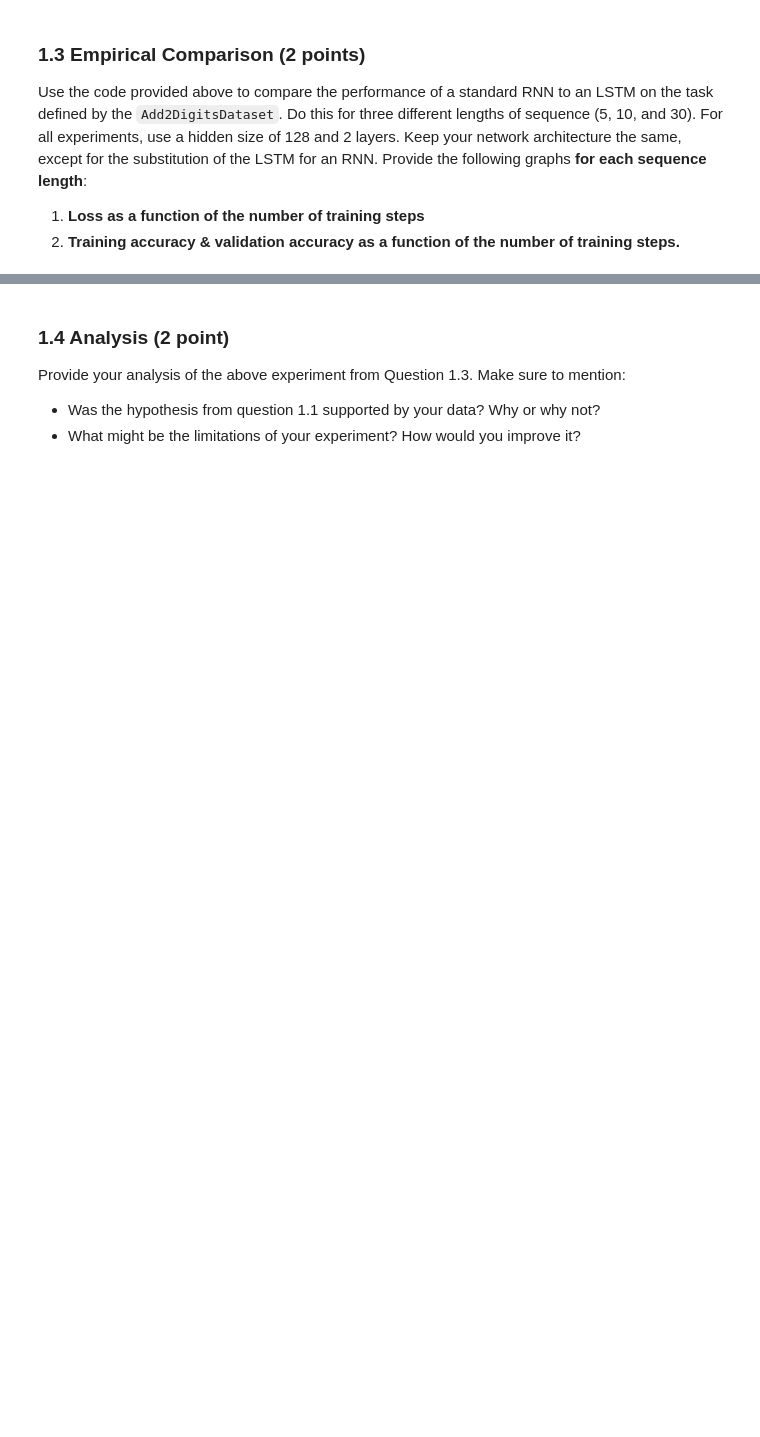
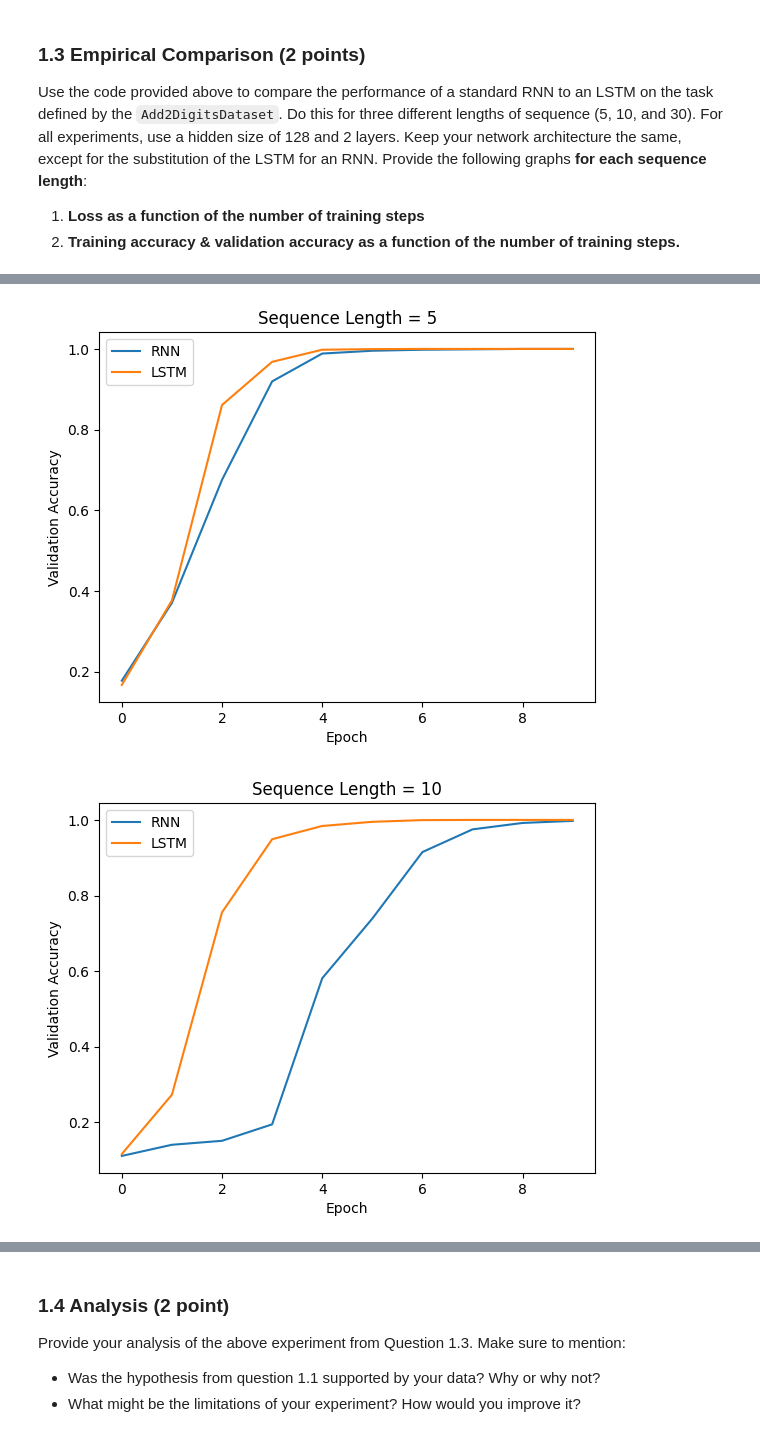
Before and after one commit to ElaineWu66/hw4-GAN, a Jupyter notebook: hw4.ipynb, the cells around one changed output, grey strips where cells are left out. Cells and saved outputs as stored; diff of their text form; code cells hidden in the pictures; blank space fills up the shorter version.

```diff
--- a/hw4.ipynb
+++ b/hw4.ipynb
@@ -278,0 +412,13 @@ Use the code provided above to compare the performance of a standard RNN to an L
+# %%
+for i in range(3):
+    plt.figure()
+    plt.plot(rnn_val_accs[i], label='RNN')
+    plt.plot(lstm_val_accs[i], label='LSTM')
+    plt.legend()
+    plt.xlabel('Epoch')
+    plt.ylabel('Validation Accuracy')
+    plt.title('Sequence Length = '+str(seq_lengths[i]))
+    plt.show()
+# %% [output]
+[figure, added]
+[figure, added]
```
Also changed, not shown: parts of 35 cells of this notebook, 1 other file.
